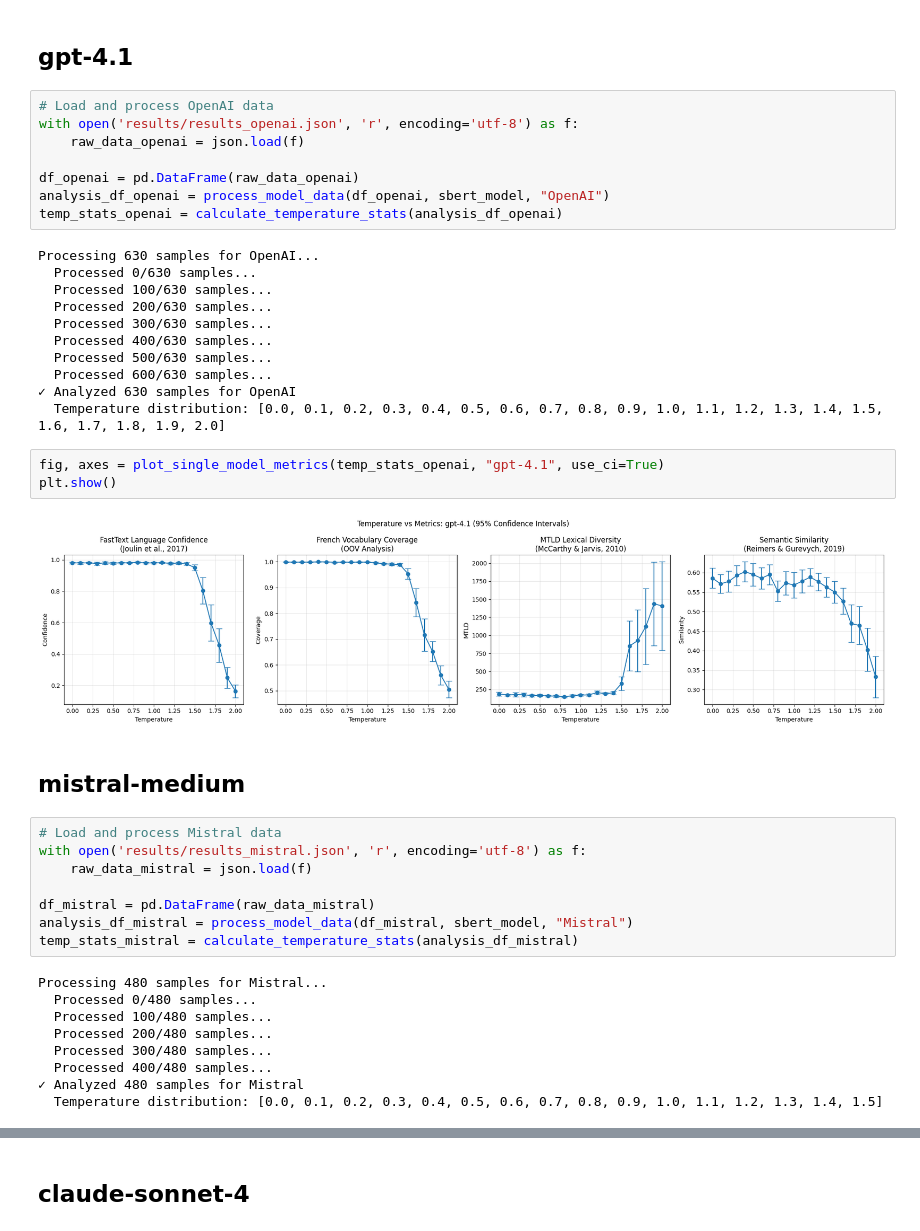
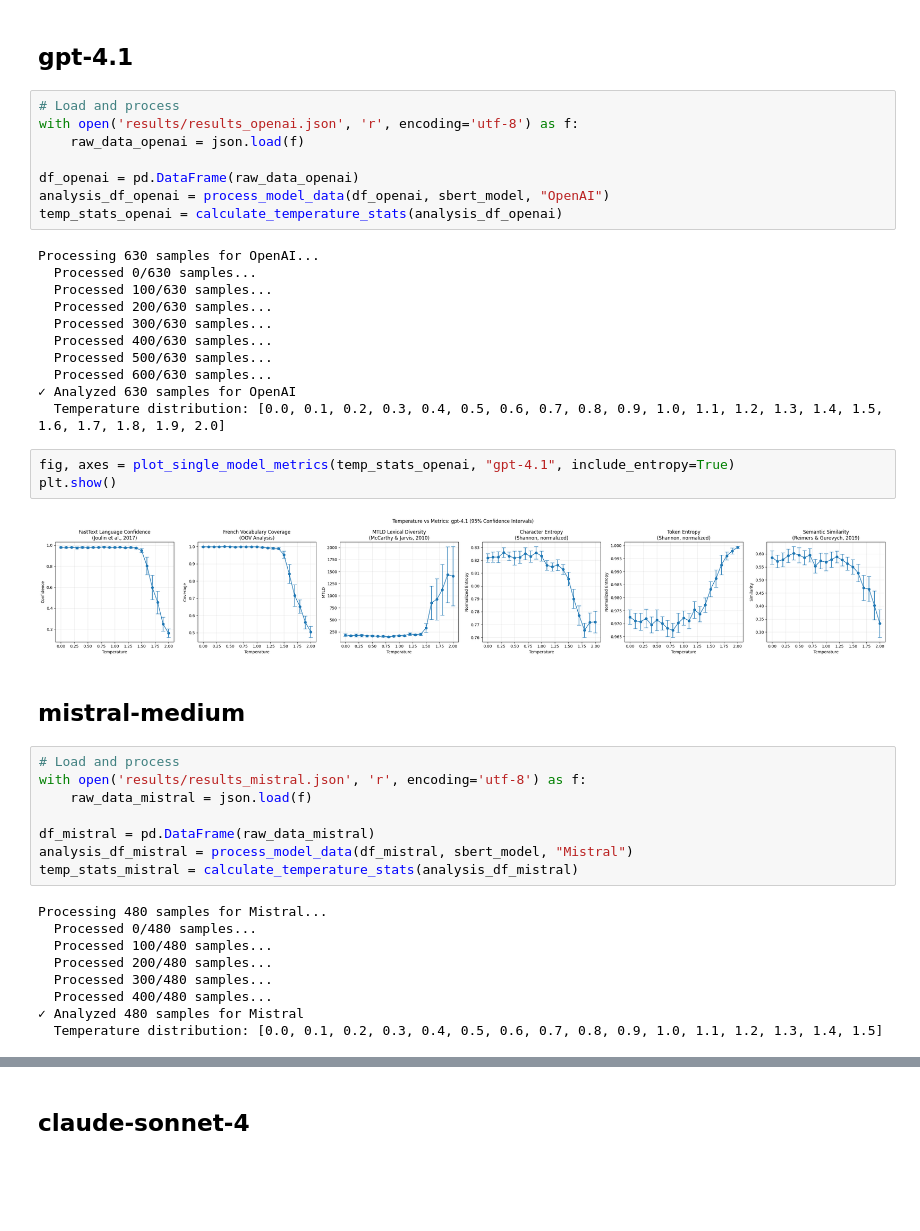
Before and after one commit to szkjn/temperature-impact-analysis, a Jupyter notebook: metrics.ipynb, the cells around one changed output, grey strips where cells are left out. Drawn from its saved outputs; the diff is of its cells as text; blank space fills up the shorter version.

Commit message:
Update metrics notebook and text analysis functions to include entropy in model comparisons

```diff
--- a/metrics.ipynb
+++ b/metrics.ipynb
@@ -16,7 +16,7 @@ sbert_model = SentenceTransformer('paraphrase-multilingual-MiniLM-L12-v2')
 # %% [markdown]
 ## gpt-4.1
 # %%
-# Load and process OpenAI data
+# Load and process
 with open('results/results_openai.json', 'r', encoding='utf-8') as f:
     raw_data_openai = json.load(f)
 
@@ -35,14 +35,14 @@ Processing 630 samples for OpenAI...
 ✓ Analyzed 630 samples for OpenAI
   Temperature distribution: [0.0, 0.1, 0.2, 0.3, 0.4, 0.5, 0.6, 0.7, 0.8, 0.9, 1.0, 1.1, 1.2, 1.3, 1.4, 1.5, 1.6, 1.7, 1.8, 1.9, 2.0]
 # %%
-fig, axes = plot_single_model_metrics(temp_stats_openai, "gpt-4.1", use_ci=True)
+fig, axes = plot_single_model_metrics(temp_stats_openai, "gpt-4.1", include_entropy=True)
 plt.show()
 # %% [output]
-[figure, old version]
+[figure, new version]
 # %% [markdown]
 ## mistral-medium
 # %%
-# Load and process Mistral data
+# Load and process
 with open('results/results_mistral.json', 'r', encoding='utf-8') as f:
     raw_data_mistral = json.load(f)
 
```
Also changed, not shown: parts of 14 cells of this notebook, 1 other file.
